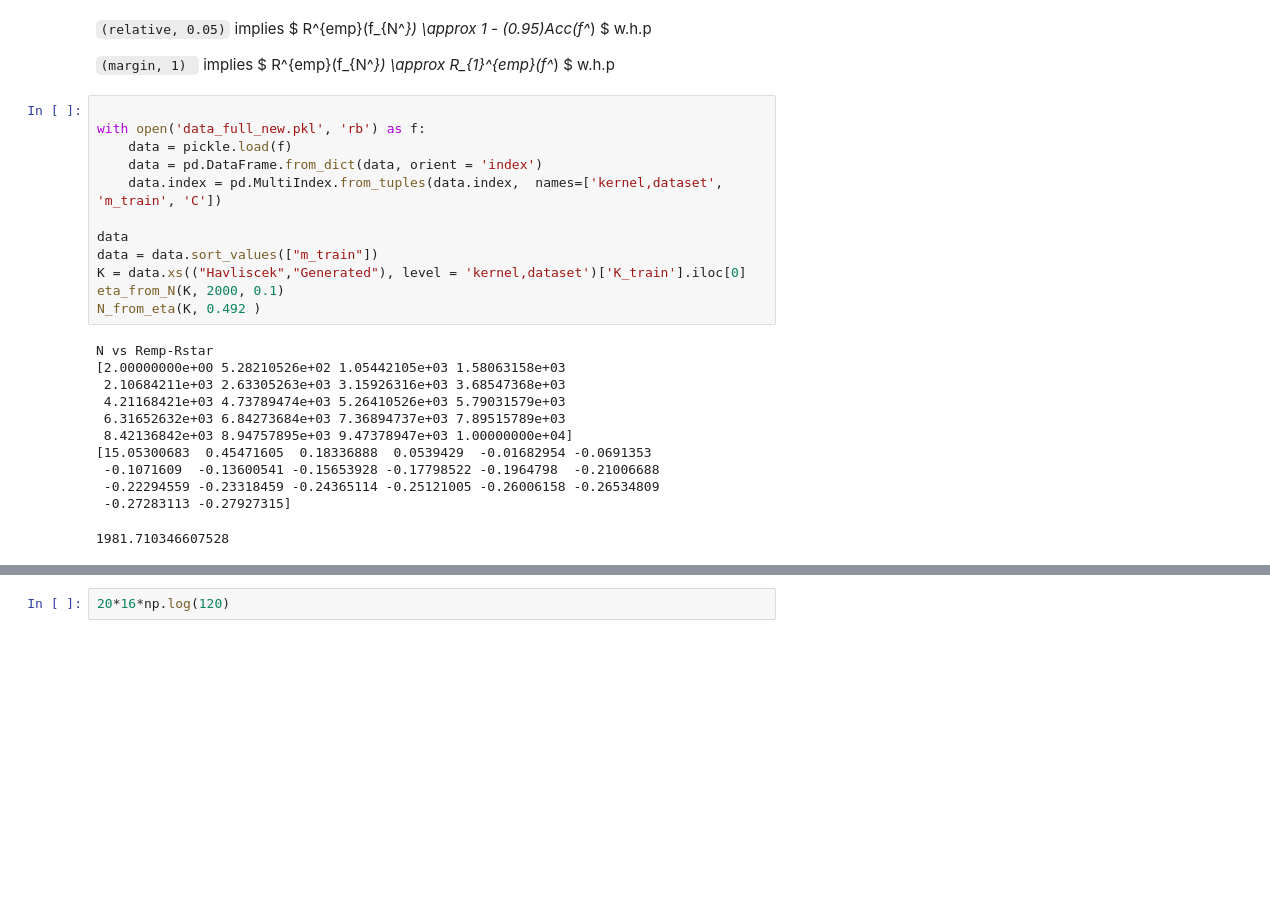
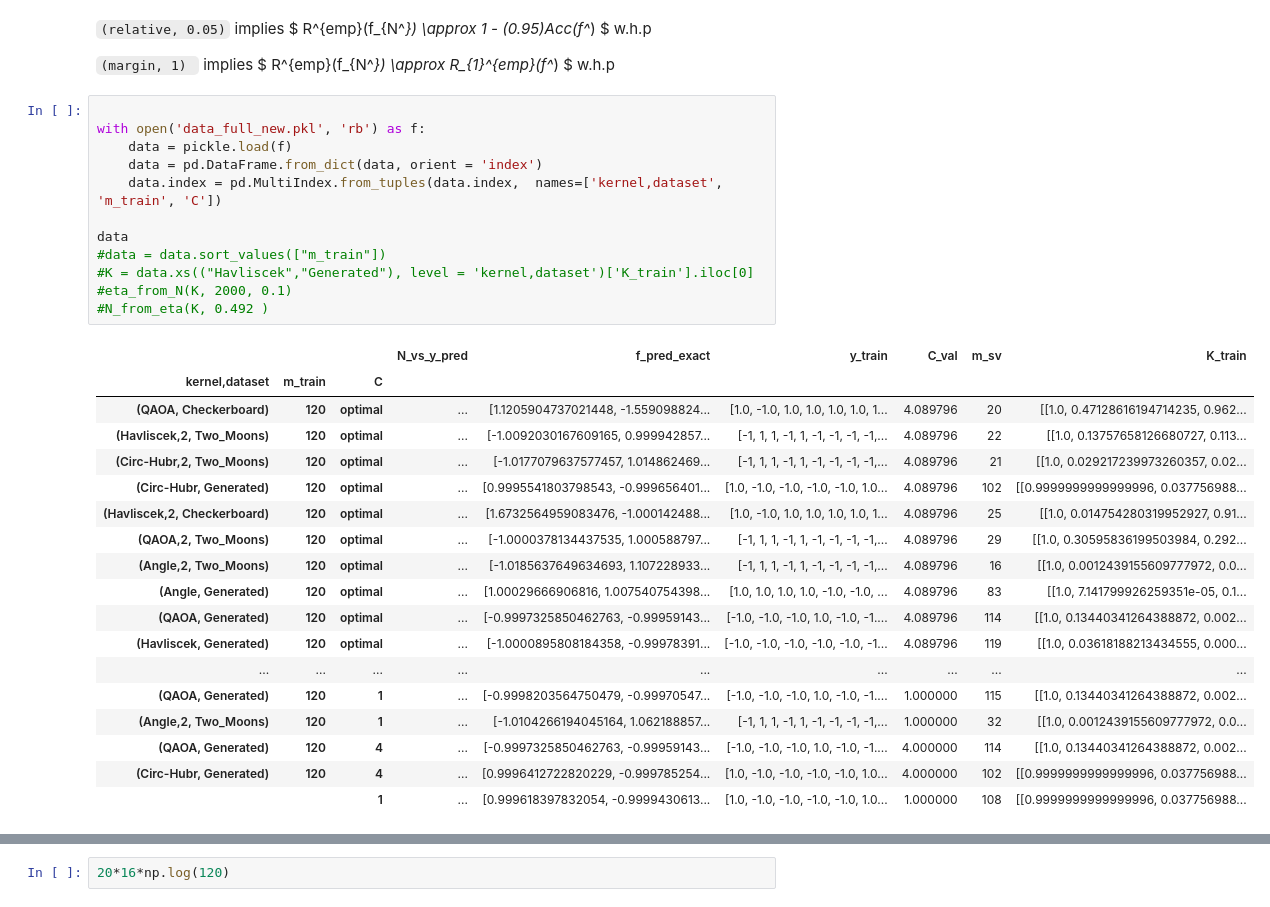
Before and after one commit to abhayshastry/ReliableQuantumKernelClassifiers, a Jupyter notebook: exp-Emp-Risk-1/visualization.ipynb, the cells around one changed output, grey strips where cells are left out. Cells and saved outputs as stored; diff of their text form; blank space fills up the shorter version.

```diff
--- a/exp-Emp-Risk-1/visualization.ipynb
+++ b/exp-Emp-Risk-1/visualization.ipynb
@@ -64,27 +54,34 @@ plt.rc('figure', dpi=150)
 # %%
 
 with open('data_full_new.pkl', 'rb') as f:
     data = pickle.load(f)
     data = pd.DataFrame.from_dict(data, orient = 'index')
     data.index = pd.MultiIndex.from_tuples(data.index,  names=['kernel,dataset', 'm_train', 'C'])
 
 data
-data = data.sort_values(["m_train"])
-K = data.xs(("Havliscek","Generated"), level = 'kernel,dataset')['K_train'].iloc[0]
-eta_from_N(K, 2000, 0.1)
-N_from_eta(K, 0.492 )
+#data = data.sort_values(["m_train"])
+#K = data.xs(("Havliscek","Generated"), level = 'kernel,dataset')['K_train'].iloc[0]
+#eta_from_N(K, 2000, 0.1)
+#N_from_eta(K, 0.492 )
 # %% [output]
-N vs Remp-Rstar
-[2.00000000e+00 5.28210526e+02 1.05442105e+03 1.58063158e+03
- 2.10684211e+03 2.63305263e+03 3.15926316e+03 3.68547368e+03
- 4.21168421e+03 4.73789474e+03 5.26410526e+03 5.79031579e+03
- 6.31652632e+03 6.84273684e+03 7.36894737e+03 7.89515789e+03
- 8.42136842e+03 8.94757895e+03 9.47378947e+03 1.00000000e+04]
-[15.05300683  0.45471605  0.18336888  0.0539429  -0.01682954 -0.0691353
- -0.1071609  -0.13600541 -0.15653928 -0.17798522 -0.1964798  -0.21006688
- -0.22294559 -0.23318459 -0.24365114 -0.25121005 -0.26006158 -0.26534809
- -0.27283113 -0.27927315]
-1981.710346607528
+|  |  |  | N_vs_y_pred | f_pred_exact | y_train | C_val | m_sv | K_train |
+| kernel,dataset | m_train | C |  |  |  |  |  |  |
+| (QAOA, Checkerboard) | 120 | optimal | ... | [1.1205904737021448, -1.559098824... | [1.0, -1.0, 1.0, 1.0, 1.0, 1.0, 1... | 4.089796 | 20 | [[1.0, 0.47128616194714235, 0.962... |
+| (Havliscek,2, Two_Moons) | 120 | optimal | ... | [-1.0092030167609165, 0.999942857... | [-1, 1, 1, -1, 1, -1, -1, -1, -1,... | 4.089796 | 22 | [[1.0, 0.13757658126680727, 0.113... |
+| (Circ-Hubr,2, Two_Moons) | 120 | optimal | ... | [-1.0177079637577457, 1.014862469... | [-1, 1, 1, -1, 1, -1, -1, -1, -1,... | 4.089796 | 21 | [[1.0, 0.029217239973260357, 0.02... |
+| (Circ-Hubr, Generated) | 120 | optimal | ... | [0.9995541803798543, -0.999656401... | [1.0, -1.0, -1.0, -1.0, -1.0, 1.0... | 4.089796 | 102 | [[0.9999999999999996, 0.037756988... |
+| (Havliscek,2, Checkerboard) | 120 | optimal | ... | [1.6732564959083476, -1.000142488... | [1.0, -1.0, 1.0, 1.0, 1.0, 1.0, 1... | 4.089796 | 25 | [[1.0, 0.014754280319952927, 0.91... |
+| (QAOA,2, Two_Moons) | 120 | optimal | ... | [-1.0000378134437535, 1.000588797... | [-1, 1, 1, -1, 1, -1, -1, -1, -1,... | 4.089796 | 29 | [[1.0, 0.30595836199503984, 0.292... |
+| (Angle,2, Two_Moons) | 120 | optimal | ... | [-1.0185637649634693, 1.107228933... | [-1, 1, 1, -1, 1, -1, -1, -1, -1,... | 4.089796 | 16 | [[1.0, 0.0012439155609777972, 0.0... |
+| (Angle, Generated) | 120 | optimal | ... | [1.00029666906816, 1.007540754398... | [1.0, 1.0, 1.0, 1.0, -1.0, -1.0, ... | 4.089796 | 83 | [[1.0, 7.141799926259351e-05, 0.1... |
+| (QAOA, Generated) | 120 | optimal | ... | [-0.9997325850462763, -0.99959143... | [-1.0, -1.0, -1.0, 1.0, -1.0, -1.... | 4.089796 | 114 | [[1.0, 0.13440341264388872, 0.002... |
+| (Havliscek, Generated) | 120 | optimal | ... | [-1.0000895808184358, -0.99978391... | [-1.0, -1.0, -1.0, -1.0, -1.0, -1... | 4.089796 | 119 | [[1.0, 0.03618188213434555, 0.000... |
+| ... | ... | ... | ... | ... | ... | ... | ... | ... |
+| (QAOA, Generated) | 120 | 1 | ... | [-0.9998203564750479, -0.99970547... | [-1.0, -1.0, -1.0, 1.0, -1.0, -1.... | 1.000000 | 115 | [[1.0, 0.13440341264388872, 0.002... |
+| (Angle,2, Two_Moons) | 120 | 1 | ... | [-1.0104266194045164, 1.062188857... | [-1, 1, 1, -1, 1, -1, -1, -1, -1,... | 1.000000 | 32 | [[1.0, 0.0012439155609777972, 0.0... |
+| (QAOA, Generated) | 120 | 4 | ... | [-0.9997325850462763, -0.99959143... | [-1.0, -1.0, -1.0, 1.0, -1.0, -1.... | 4.000000 | 114 | [[1.0, 0.13440341264388872, 0.002... |
+| (Circ-Hubr, Generated) | 120 | 4 | ... | [0.9996412722820229, -0.999785254... | [1.0, -1.0, -1.0, -1.0, -1.0, 1.0... | 4.000000 | 102 | [[0.9999999999999996, 0.037756988... |
+|  |  | 1 | ... | [0.999618397832054, -0.9999430613... | [1.0, -1.0, -1.0, -1.0, -1.0, 1.0... | 1.000000 | 108 | [[0.9999999999999996, 0.037756988... |
 # %%
 #data.loc[:,[120],["optimal"]] ["N_vs_y_pred"][1]
 data = data.rename_axis(index = lambda x: x.replace('_', ' ') if type(x)==str else x)
```
Also changed, not shown: parts of 4 cells of this notebook, 1 other file.
